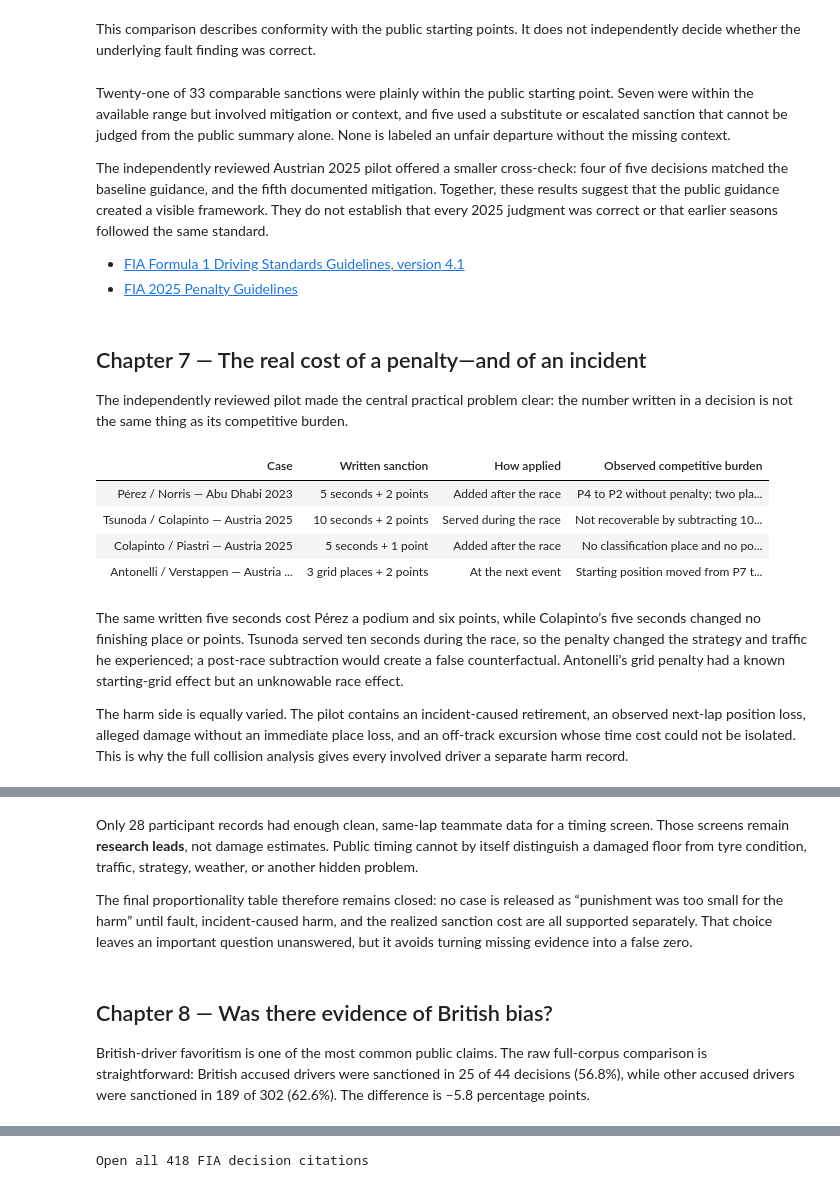
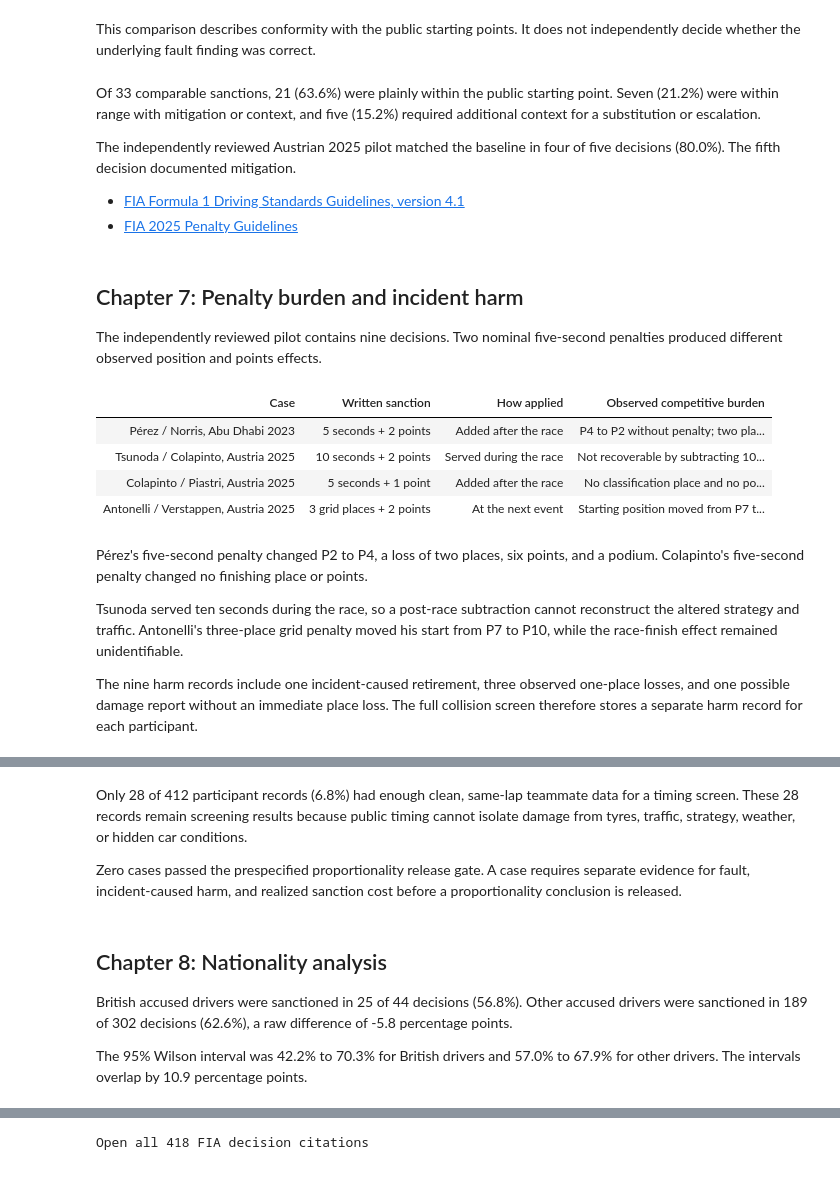
Before and after one commit to brianbzeng/f1-stewarding-analysis, a Jupyter notebook: notebooks/12_study_v2_report.ipynb, the cells around one changed output, grey strips where cells are left out. Drawn from its saved outputs; the diff is of its cells as text; code cells hidden in the pictures.

Commit message:
Rewrite report for analytical clarity

```diff
--- a/notebooks/12_study_v2_report.ipynb
+++ b/notebooks/12_study_v2_report.ipynb
@@ -778,72 +713,69 @@ save_and_show(
 ![Of 33 comparable 2025 sanctions, 21 were plainly within guideline, seven were within range with context or mitigation noted, and five required more context for a substitution or escalation.](../reports/generated/study_v2/final_guideline_comparison.png)
 This comparison describes conformity with the public starting points. It does not independently decide whether the underlying fault finding was correct.
 # %% [markdown]
-Twenty-one of 33 comparable sanctions were plainly within the public starting point. Seven were
-within the available range but involved mitigation or context, and five used a substitute or
-escalated sanction that cannot be judged from the public summary alone. None is labeled an unfair
-departure without the missing context.
+Of 33 comparable sanctions, 21 (63.6%) were plainly within the public starting point. Seven (21.2%)
+were within range with mitigation or context, and five (15.2%) required additional context for a
+substitution or escalation.
 
-The independently reviewed Austrian 2025 pilot offered a smaller cross-check: four of five
-decisions matched the baseline guidance, and the fifth documented mitigation. Together, these
-results suggest that the public guidance created a visible framework. They do not establish that
-every 2025 judgment was correct or that earlier seasons followed the same standard.
+The independently reviewed Austrian 2025 pilot matched the baseline in four of five decisions
+(80.0%). The fifth decision documented mitigation.
 
 - [FIA Formula 1 Driving Standards Guidelines, version 4.1](https://www.fia.com/sites/default/files/f1_driving_standards_guidelines_version_4.1_feb_20_2025.pdf)
 - [FIA 2025 Penalty Guidelines](https://www.fia.com/sites/default/files/2025_f1_guidelines_penalty_points_overview_-_14_may_clean_0.pdf)
 # %% [markdown]
 <a id="chapter-7"></a>
 
-## Chapter 7 — The real cost of a penalty—and of an incident
+## Chapter 7: Penalty burden and incident harm
 
-The independently reviewed pilot made the central practical problem clear: the number written in a
-decision is not the same thing as its competitive burden.
+The independently reviewed pilot contains nine decisions. Two nominal five-second penalties
+produced different observed position and points effects.
 # %%
 pilot_table = pd.DataFrame(
     [
         {
-            "Case": "Pérez / Norris — Abu Dhabi 2023",
+            "Case": "Pérez / Norris, Abu Dhabi 2023",
             "Written sanction": "5 seconds + 2 points",
             "How applied": "Added after the race",
             "Observed competitive burden": "P4 to P2 without penalty; two places, six points, and a podium",
         },
         {
-            "Case": "Tsunoda / Colapinto — Austria 2025",
+            "Case": "Tsunoda / Colapinto, Austria 2025",
             "Written sanction": "10 seconds + 2 points",
             "How applied": "Served during the race",
             "Observed competitive burden": "Not recoverable by subtracting 10 seconds; strategy and traffic changed",
         },
         {
-            "Case": "Colapinto / Piastri — Austria 2025",
+            "Case": "Colapinto / Piastri, Austria 2025",
             "Written sanction": "5 seconds + 1 point",
             "How applied": "Added after the race",
             "Observed competitive burden": "No classification place and no points changed",
         },
         {
-            "Case": "Antonelli / Verstappen — Austria 2025",
+            "Case": "Antonelli / Verstappen, Austria 2025",
             "Written sanction": "3 grid places + 2 points",
             "How applied": "At the next event",
             "Observed competitive burden": "Starting position moved from P7 to P10; race effect not isolated",
         },
     ]
 )
 display(HTML('<div class="table-scroll">' + pilot_table.to_html(index=False, escape=True) + '</div>'))
 # %% [output]
 | Case | Written sanction | How applied | Observed competitive burden |
-| Pérez / Norris — Abu Dhabi 2023 | 5 seconds + 2 points | Added after the race | P4 to P2 without penalty; two pla... |
-| Tsunoda / Colapinto — Austria 2025 | 10 seconds + 2 points | Served during the race | Not recoverable by subtracting 10... |
-| Colapinto / Piastri — Austria 2025 | 5 seconds + 1 point | Added after the race | No classification place and no po... |
-| Antonelli / Verstappen — Austria ... | 3 grid places + 2 points | At the next event | Starting position moved from P7 t... |
+| Pérez / Norris, Abu Dhabi 2023 | 5 seconds + 2 points | Added after the race | P4 to P2 without penalty; two pla... |
+| Tsunoda / Colapinto, Austria 2025 | 10 seconds + 2 points | Served during the race | Not recoverable by subtracting 10... |
+| Colapinto / Piastri, Austria 2025 | 5 seconds + 1 point | Added after the race | No classification place and no po... |
+| Antonelli / Verstappen, Austria 2025 | 3 grid places + 2 points | At the next event | Starting position moved from P7 t... |
 # %% [markdown]
-The same written five seconds cost Pérez a podium and six points, while Colapinto’s five seconds
-changed no finishing place or points. Tsunoda served ten seconds during the race, so the penalty
-changed the strategy and traffic he experienced; a post-race subtraction would create a false
-counterfactual. Antonelli’s grid penalty had a known starting-grid effect but an unknowable race
-effect.
+Pérez's five-second penalty changed P2 to P4, a loss of two places, six points, and a podium.
+Colapinto's five-second penalty changed no finishing place or points.
 
-The harm side is equally varied. The pilot contains an incident-caused retirement, an observed
-next-lap position loss, alleged damage without an immediate place loss, and an off-track excursion
-whose time cost could not be isolated. This is why the full collision analysis gives every involved
-driver a separate harm record.
+Tsunoda served ten seconds during the race, so a post-race subtraction cannot reconstruct the
+altered strategy and traffic. Antonelli's three-place grid penalty moved his start from P7 to P10,
+while the race-finish effect remained unidentifiable.
+
+The nine harm records include one incident-caused retirement, three observed one-place losses, and
+one possible damage report without an immediate place loss. The full collision screen therefore
+stores a separate harm record for each participant.
 # %%
 harm_flow = [
     ("233", "collision decision rows"),
@@ -885,23 +817,23 @@ assert layers_manifest["pace_screen_estimable_rows"] == 28
 ![Collision-harm workflow from 233 decision rows to 28 estimable timing screens, expanding to 412 driver-level harm records before narrowing.](../reports/generated/study_v2/final_harm_path.png)
 The 28 timing screens are research leads, not confirmed damage effects. Tyres, traffic, strategy, weather, and hidden car conditions remain alternative explanations.
 # %% [markdown]
-Only 28 participant records had enough clean, same-lap teammate data for a timing screen. Those
-screens remain **research leads**, not damage estimates. Public timing cannot by itself distinguish
-a damaged floor from tyre condition, traffic, strategy, weather, or another hidden problem.
+Only 28 of 412 participant records (6.8%) had enough clean, same-lap teammate data for a timing
+screen. These 28 records remain screening results because public timing cannot isolate damage from
+tyres, traffic, strategy, weather, or hidden car conditions.
 
-The final proportionality table therefore remains closed: no case is released as “punishment was
-too small for the harm” until fault, incident-caused harm, and the realized sanction cost are all
-supported separately. That choice leaves an important question unanswered, but it avoids turning
-missing evidence into a false zero.
+Zero cases passed the prespecified proportionality release gate. A case requires separate evidence
+for fault, incident-caused harm, and realized sanction cost before a proportionality conclusion is
+released.
 # %% [markdown]
 <a id="chapter-8"></a>
 
-## Chapter 8 — Was there evidence of British bias?
+## Chapter 8: Nationality analysis
 
-British-driver favoritism is one of the most common public claims. The raw full-corpus comparison
-is straightforward: British accused drivers were sanctioned in 25 of 44 decisions (56.8%), while
-other accused drivers were sanctioned in 189 of 302 (62.6%). The difference is –5.8 percentage
-points.
+British accused drivers were sanctioned in 25 of 44 decisions (56.8%). Other accused drivers were
+sanctioned in 189 of 302 decisions (62.6%), a raw difference of -5.8 percentage points.
+
+The 95% Wilson interval was 42.2% to 70.3% for British drivers and 57.0% to 67.9% for other drivers.
+The intervals overlap by 10.9 percentage points.
 # %%
 nationality_plot = pd.DataFrame(
     [
```
Also changed, not shown: parts of 21 cells of this notebook, 10 other files.
